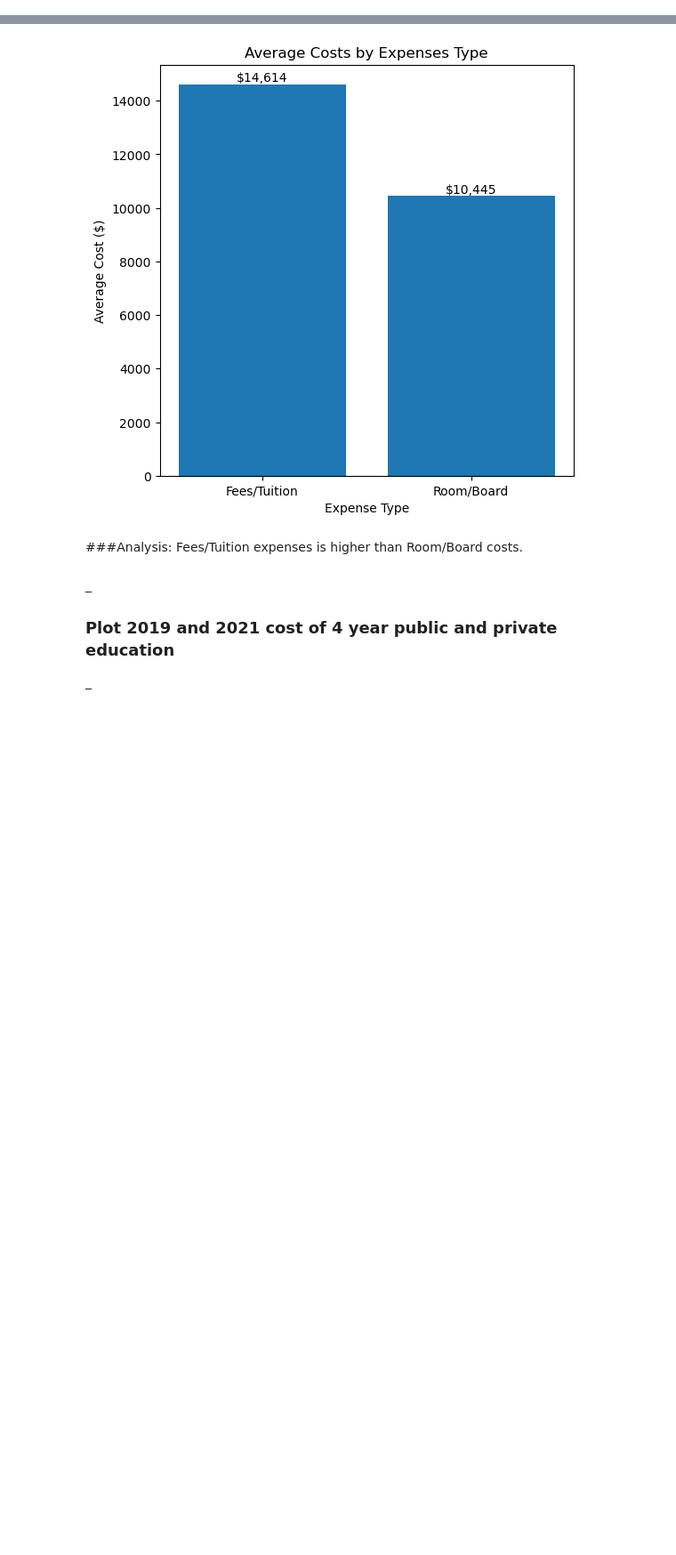
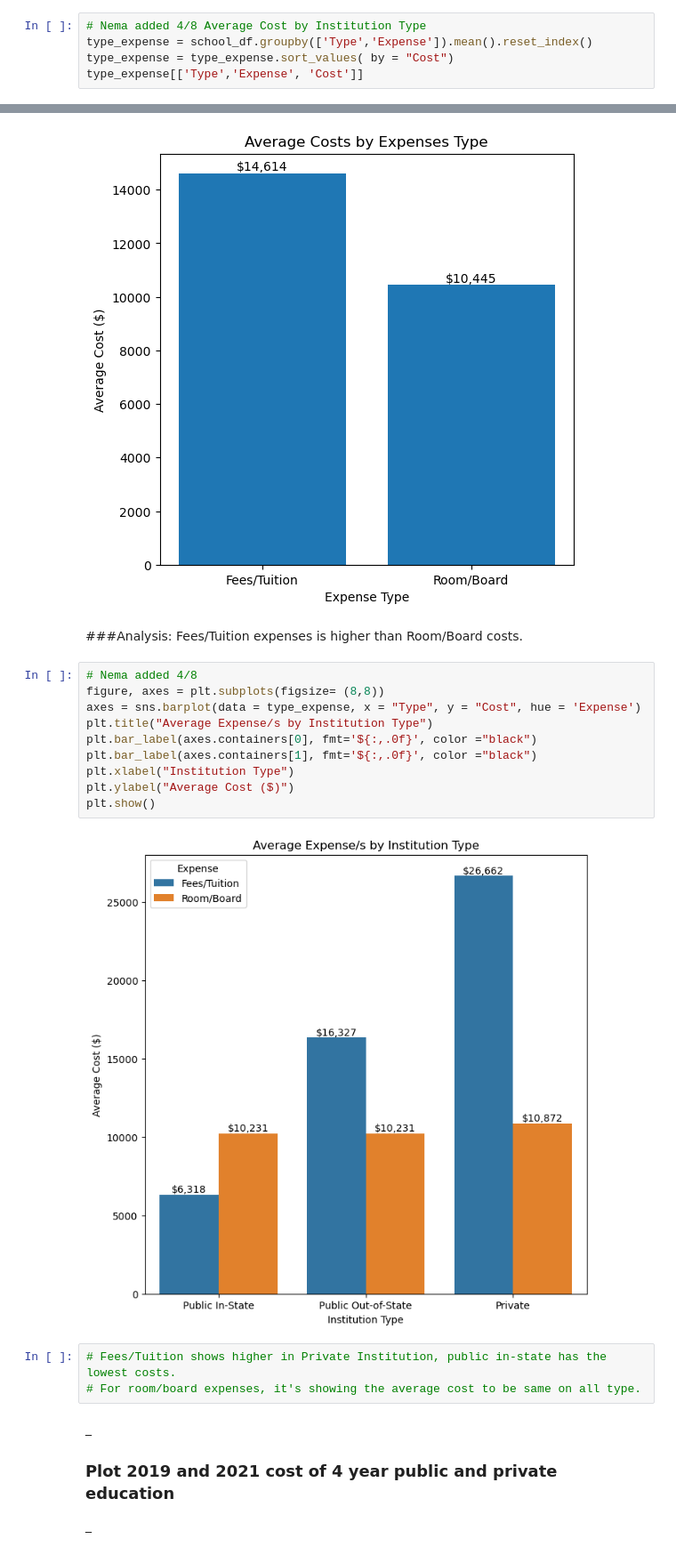
Before and after one commit to anthonybpino/Project-1-Undergrad-Student-Data, a Jupyter notebook: cost_state_2019_2021.ipynb, the cells around one changed output, grey strips where cells are left out. Shown at 89% size. Drawn from its saved outputs; the diff is of its cells as text; blank space fills up the shorter version.

Commit message:
Average Cost by Institution Type

```diff
--- a/cost_state_2019_2021.ipynb
+++ b/cost_state_2019_2021.ipynb
@@ -231,3 +232,8 @@ Expense
 Fees/Tuition    14614.07
 Room/Board      10444.90
 Name: Cost, dtype: float64
+# %%
+# Nema added 4/8 Average Cost by Institution Type
+type_expense = school_df.groupby(['Type','Expense']).mean().reset_index()
+type_expense = type_expense.sort_values( by = "Cost")
+type_expense[['Type','Expense', 'Cost']]
@@ -275,6 +289,21 @@ plt.show()
 [figure]
 # %% [markdown]
 ###Analysis: Fees/Tuition expenses is higher than Room/Board costs.
+# %%
+# Nema added 4/8
+figure, axes = plt.subplots(figsize= (8,8))
+axes = sns.barplot(data = type_expense, x = "Type", y = "Cost", hue = 'Expense')
+plt.title("Average Expense/s by Institution Type")
+plt.bar_label(axes.containers[0], fmt='${:,.0f}', color ="black")
+plt.bar_label(axes.containers[1], fmt='${:,.0f}', color ="black")
+plt.xlabel("Institution Type")
+plt.ylabel("Average Cost ($)")
+plt.show()
+# %% [output]
+[figure, added]
+# %%
+# Fees/Tuition shows higher in Private Institution, public in-state has the lowest costs.
+# For room/board expenses, it's showing the average cost to be same on all type.
 # %% [markdown]
 _
 ### Plot 2019 and 2021 cost of 4 year public and private education
```
Also changed, not shown: parts of 5 cells of this notebook.
